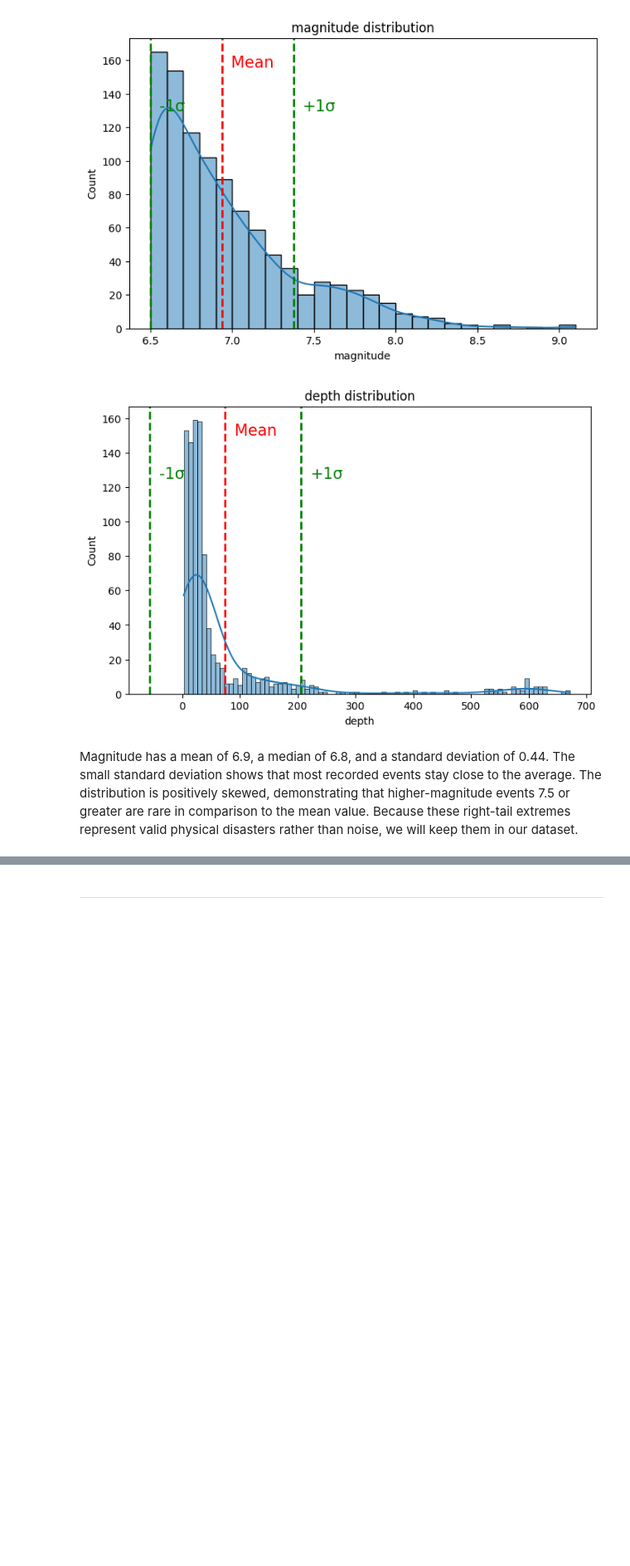
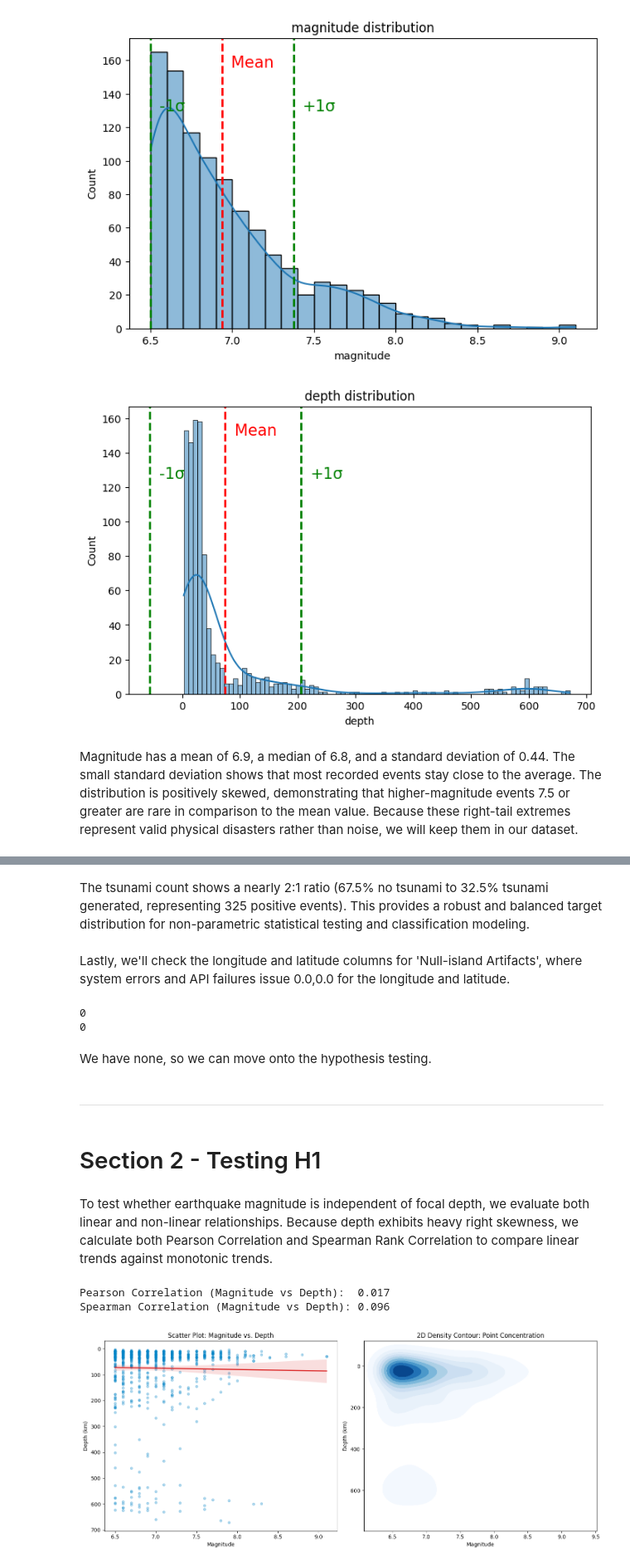
Before and after one commit to 13NateMate37/NHastings_Earthquake_Analysis_CI_Capstone_2, a Jupyter notebook: jupyter_notebooks/2_EDA_HTesting.ipynb, the cells around one changed output, grey strips where cells are left out. Shown at 83% size. Saved outputs shown, nothing was run; the diff lists cells and outputs as text; code cells hidden in the pictures; blank space fills up the shorter version.

```diff
--- a/jupyter_notebooks/2_EDA_HTesting.ipynb
+++ b/jupyter_notebooks/2_EDA_HTesting.ipynb
@@ -164,2 +290,66 @@ Depth has a mean of 74.61 km, a median of 29.00 km, and a standard deviation of
+# %% [markdown]
+The tsunami count shows a nearly 2:1 ratio (67.5% no tsunami to 32.5% tsunami generated, representing 325 positive events). This provides a robust and balanced target distribution for non-parametric statistical testing and classification modeling.
+# %% [markdown]
+Lastly, we'll check the longitude and latitude columns for 'Null-island Artifacts', where system errors and API failures issue 0.0,0.0 for the longitude and latitude.
+# %%
+print((df_clean["latitude"]==0.0).sum())
+print((df_clean["longitude"]==0.0).sum())
+# %% [output]
+0
+0
+# %% [markdown]
+We have none, so we can move onto the hypothesis testing.
 # %% [markdown]
 ---
+# %% [markdown]
+# Section 2 - Testing H1
+# %% [markdown]
+To test whether earthquake magnitude is independent of focal depth, we evaluate both linear and non-linear relationships. Because depth exhibits heavy right skewness, we calculate both Pearson Correlation and Spearman Rank Correlation to compare linear trends against monotonic trends.
+# %%
+# Pearson (linear) vs Spearman (rank/monotonic) correlation
+pearson_corr = df_clean["magnitude"].corr(df_clean["depth"], method="pearson")
+spearman_corr = df_clean["magnitude"].corr(df_clean["depth"], method="spearman")
+
+print(f"Pearson Correlation (Magnitude vs Depth):  {pearson_corr:.3f}")
+print(f"Spearman Correlation (Magnitude vs Depth): {spearman_corr:.3f}")
+# %% [output]
+Pearson Correlation (Magnitude vs Depth):  0.017
+Spearman Correlation (Magnitude vs Depth): 0.096
+# %%
+# Ai aided with understanding and formatting
+fig, axes = plt.subplots(1, 2, figsize=(14, 6))
+
+# 1. Scatter Plot with Regression Trendline
+sns.regplot(
+    data=df_clean,
+    x="magnitude",
+    y="depth",
+    ax=axes[0],
+    color="#0284c7",
+    scatter_kws={"alpha": 0.3, "s": 20},
+    line_kws={"color": "#dc2626", "linewidth": 2},
+)
+axes[0].set_title("Scatter Plot: Magnitude vs. Depth")
+axes[0].set_xlabel("Magnitude")
+axes[0].set_ylabel("Depth (km)")
+axes[0].invert_yaxis()
+
+# 2. 2D KDE Density Contour Plot
+sns.kdeplot(
+    data=df_clean,
+    x="magnitude",
+    y="depth",
+    ax=axes[1],
+    cmap="Blues",
+    fill=True,
+    thresh=0.05,
+)
+axes[1].set_title("2D Density Contour: Point Concentration")
+axes[1].set_xlabel("Magnitude")
+axes[1].set_ylabel("Depth (km)")
+axes[1].invert_yaxis()
+
+plt.tight_layout()
+plt.show()
+# %% [output]
+[figure, added]
```
Also changed, not shown: parts of 20 cells of this notebook, 1 other file.
